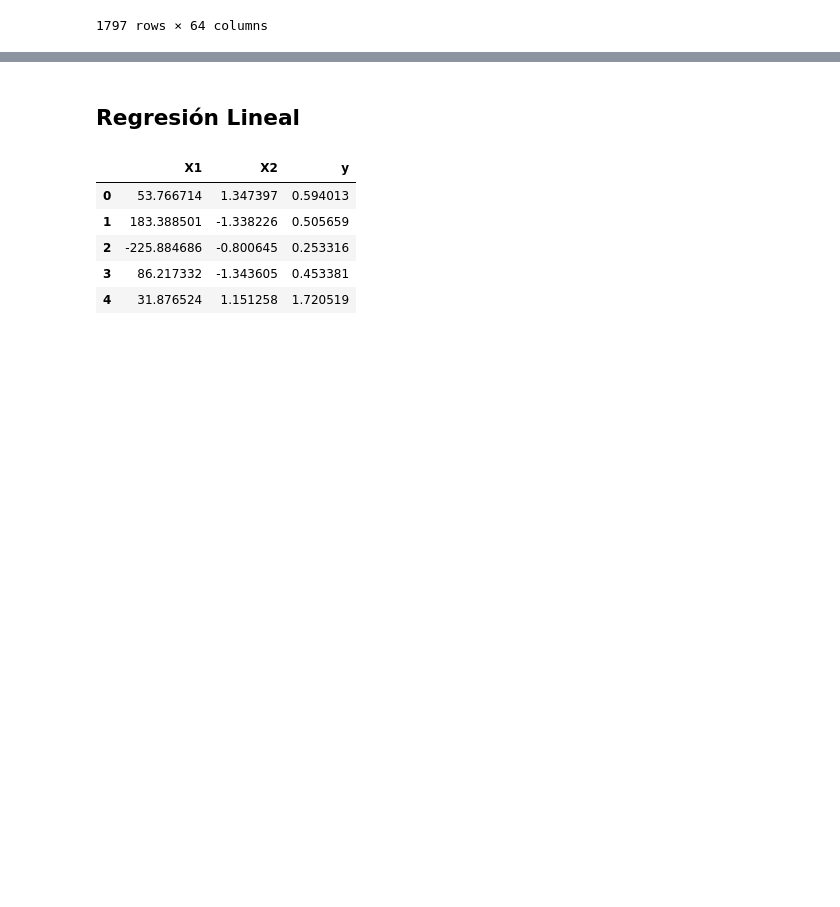
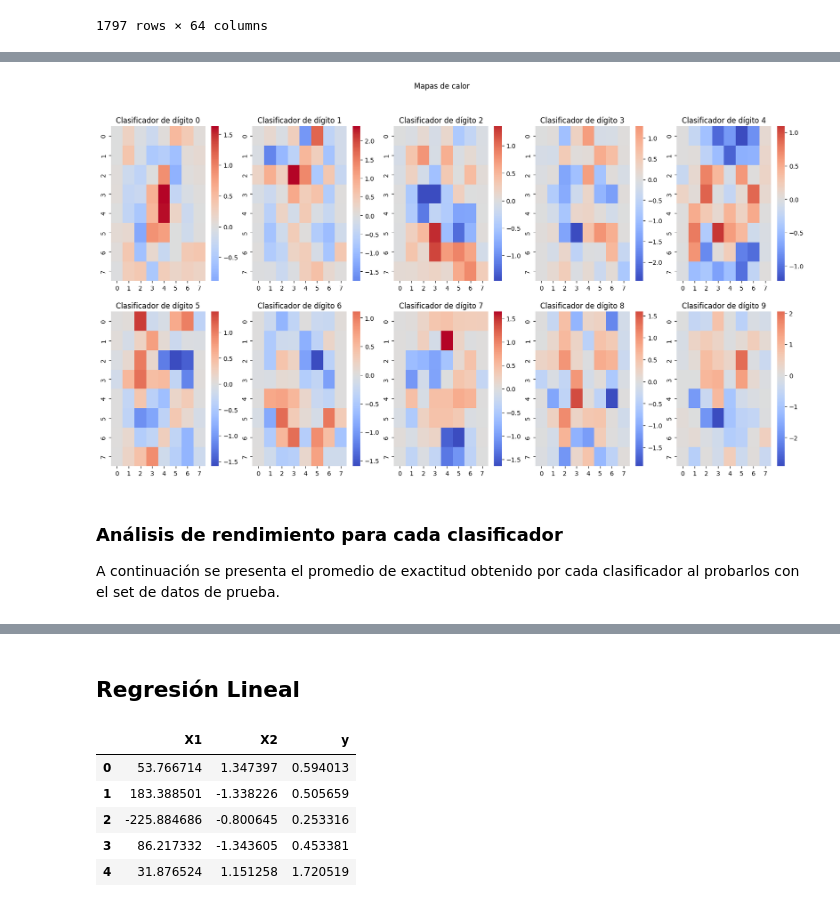
Before and after one commit to MonicaCabanas23/Clasificacion-y-Regresion-Lineal, a Jupyter notebook: Clasificacion_y_Regresion_Lineal.ipynb, the cells around one changed output, grey strips where cells are left out. Cells and saved outputs as stored; diff of their text form; code cells hidden in the pictures; blank space fills up the shorter version.

```diff
--- a/Clasificacion_y_Regresion_Lineal.ipynb
+++ b/Clasificacion_y_Regresion_Lineal.ipynb
@@ -120,0 +184,2 @@ data.describe()
+# %%
+X_train, X_test, y_train, y_test = train_test_split(standarized_digits, digits.target, test_size=0.25, random_state=42)
@@ -126,0 +704,16 @@ clf = LogisticRegression(random_state=0).fit(standarized_digits, digits.target)
+# %%
+# Classifier for identifying the digit 9
+# We will create a new target variable that is 9 when the digit is 9 and 0 otherwise
+y_train_9 = np.where(y_train == 9, 9, 0)
+y_tests.append(np.where(y_test == 9, 9, 0))
+
+# Train the classifier
+models.append(LogisticRegression(random_state=42).fit(X_train, y_train_9))
+
+# Evaluate the classifier
+probabilities = models[9].predict_proba(X_test)
+probabilities_df = pd.DataFrame(probabilities, columns=['0', '9'])
+probabilities_df['target'] = y_tests[9]
+probabilities_df['predicted'] = models[9].predict(X_test)
+probabilities_df['real'] = y_test
+probabilities_df.head(10)
@@ -126,0 +751,23 @@ clf = LogisticRegression(random_state=0).fit(standarized_digits, digits.target)
+# %%
+def plot_heatmap(models):
+    fig, axs = plt.subplots(nrows=2, ncols=5, figsize=(20,10))
+    fig.suptitle('Mapas de calor')
+    for i in range(2):
+        for j in range(5):
+            if(i==0):
+                weights = models[j].coef_.reshape(8, 8)  # Reorganizar en matriz 8x8
+                sns.heatmap(weights, ax=axs[i, j], annot=False, cmap='coolwarm', center=0)
+                axs[i, j].set_title(f'Clasificador de dígito {j}', fontsize=12)
+            else:
+                weights = models[j+5].coef_.reshape(8, 8)
+                sns.heatmap(weights, ax=axs[i, j], annot=False, cmap='coolwarm', center=0)
+                axs[i, j].set_title(f'Clasificador de dígito {j+5}', fontsize=12)
+    plt.show()
+
+plot_heatmap(models=models)
+# %% [output]
+[figure, added]
+# %% [markdown]
+### Análisis de rendimiento para cada clasificador
+
+A continuación se presenta el promedio de exactitud obtenido por cada clasificador al probarlos con el set de datos de prueba.
```
Also changed, not shown: parts of 54 cells of this notebook.
